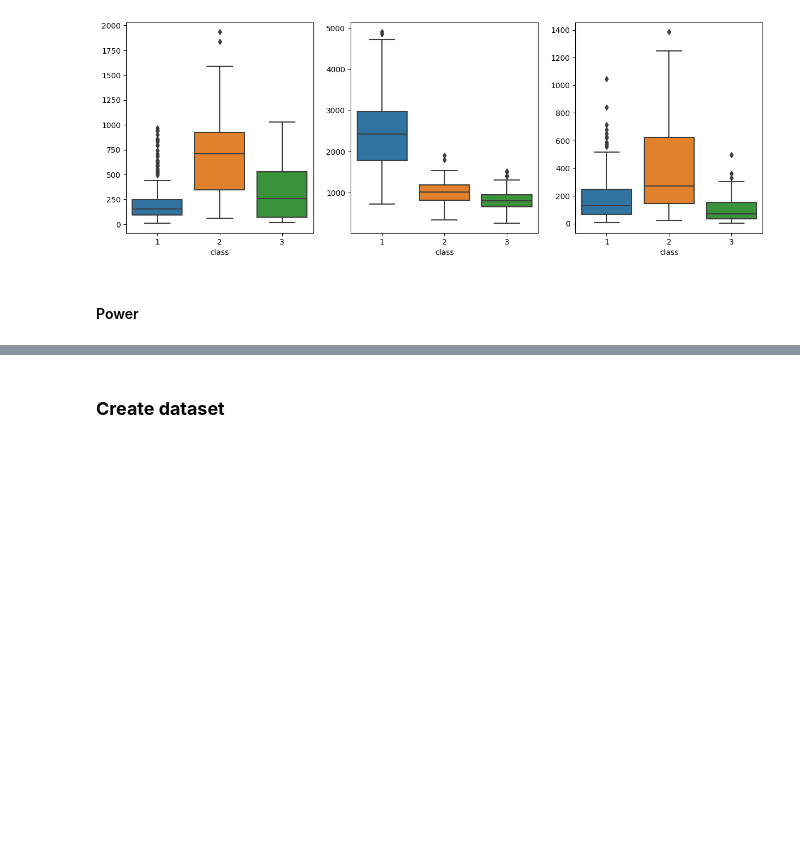
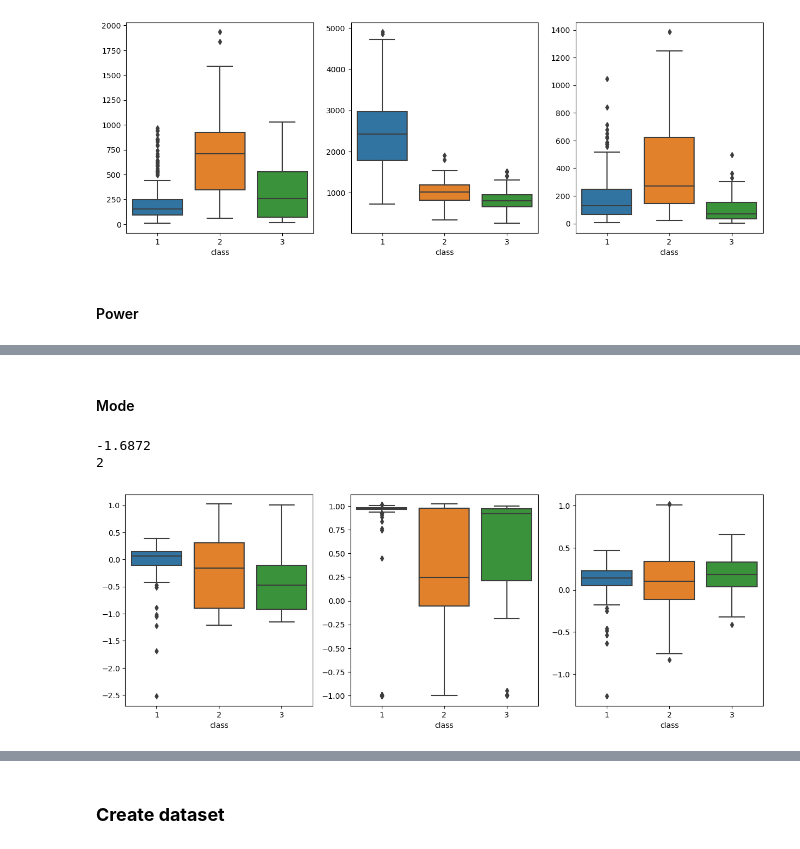
Before and after one commit to Vinavil334/SL4HD, a Jupyter notebook: The_Great_Giochini.ipynb, the cells around one changed output, grey strips where cells are left out. Drawn from its saved outputs; the diff is of its cells as text; code cells hidden in the pictures; blank space fills up the shorter version.

```diff
--- a/The_Great_Giochini.ipynb
+++ b/The_Great_Giochini.ipynb
@@ -439,0 +460,23 @@ sns.boxplot(x='class',y=powers_z,data=dfc,ax=axs[2])
+# %% [markdown]
+#### Mode
+# %%
+from scipy import stats
+
+mode_x = []
+mode_y = []
+mode_z = []
+
+for i in np.arange(len(li)):
+    mode_x.append(stats.mode(li[i].x, keepdims = True)[0][0])
+    mode_y.append(stats.mode(li[i].y, keepdims = True)[0][0])
+    mode_z.append(stats.mode(li[i].z, keepdims = True)[0][0])
+
+fig, axs = plt.subplots(ncols=3, figsize=(15,5))
+
+sns.boxplot(x='class',y=mode_x,data=dfc,ax=axs[0])
+sns.boxplot(x='class',y=mode_y,data=dfc,ax=axs[1])
+sns.boxplot(x='class',y=mode_z,data=dfc,ax=axs[2])
+# %% [output]
+-1.6872
+2
+[figure, added]
```
Also changed, not shown: parts of 17 cells of this notebook.
